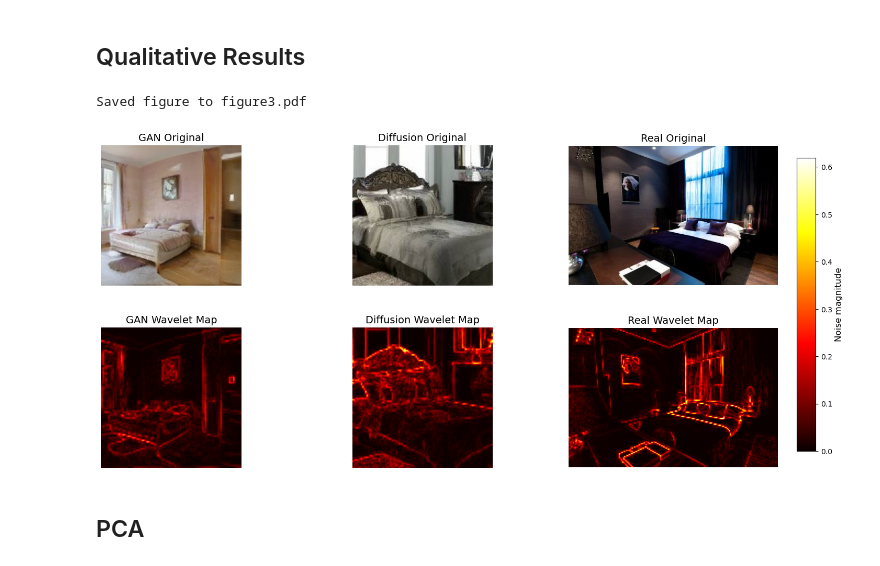
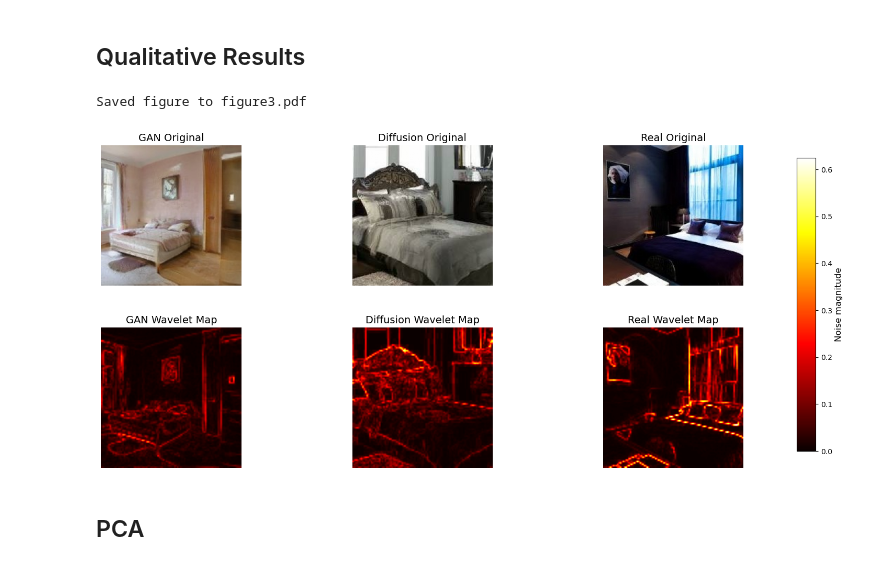
Before and after one commit to SamLB9/GAN-vs.-Diffusion-Images, a Jupyter notebook: notebooks/noise_pattern_analysis.ipynb, the cells around one changed output. Drawn from its saved outputs; the diff is of its cells as text; code cells hidden in the pictures.

```diff
--- a/notebooks/noise_pattern_analysis.ipynb
+++ b/notebooks/noise_pattern_analysis.ipynb
@@ -501,36 +501,36 @@ def plot_noise_horizontal(fp_gan, fp_ddpm, fp_real, method='wavelet',
     cb.set_label('Noise magnitude', fontsize=12)
 
     # ─── save & show ───────────────────────────────────────
     fig.savefig(out_pdf, dpi=300, format='pdf')
     print(f"Saved figure to {out_pdf}")
     plt.show()
 
 # ─── Example of how to call it ────────────────────────────────────────────────
 
 # 1) Gather a list of image paths for each model:
 base = '../data/BEST/bedroom'
 paths_gan  = [os.path.join(base, 'gansformer', fn)
                for fn in os.listdir(os.path.join(base,'gansformer'))
                if fn.lower().endswith(('.png','.jpg'))]
 
 paths_diff = [os.path.join(base, 'ddpm', fn)
                for fn in os.listdir(os.path.join(base,'ddpm'))
                if fn.lower().endswith(('.png','.jpg'))]
 
-paths_real = [os.path.join(base, 'real', fn)
-               for fn in os.listdir(os.path.join(base,'real'))
+paths_real = [os.path.join(base, 'real_200x200', fn)
+               for fn in os.listdir(os.path.join(base,'real_200x200'))
                if fn.lower().endswith(('.png','.jpg'))]
 
 # 2) Plot sample #0
 chosen_diff = paths_diff[20]
 # you can also pick specific GAN/real if you want:
 chosen_gan  = paths_gan[20]
 chosen_real = paths_real[7]
 # 4 7 8
 plot_noise_horizontal(chosen_gan, chosen_diff, chosen_real, method='wavelet', out_pdf = 'figure3.pdf')
 # %% [output]
 Saved figure to figure3.pdf
-[figure, old version]
+[figure, new version]
 # %% [markdown]
 ## PCA
 # %%
```
Also changed, not shown: 57 other files.
